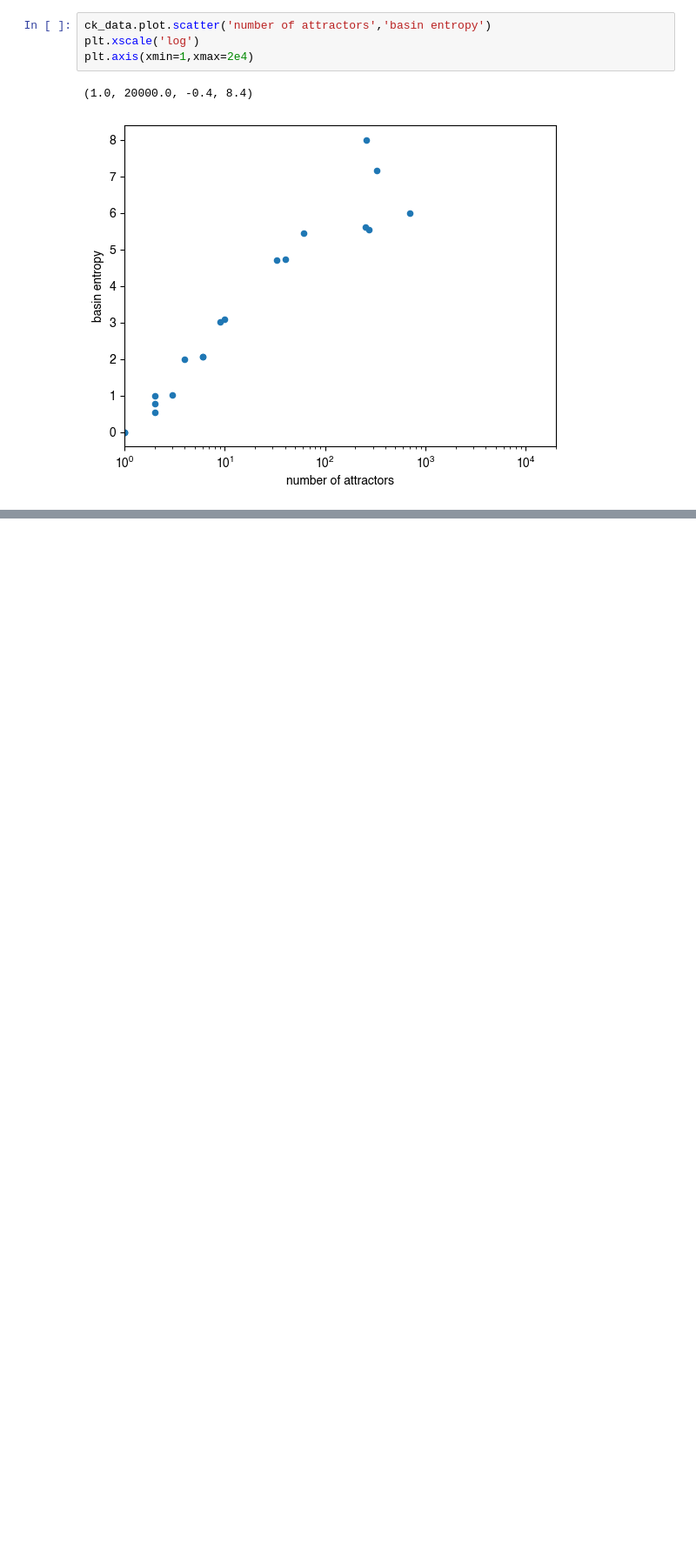
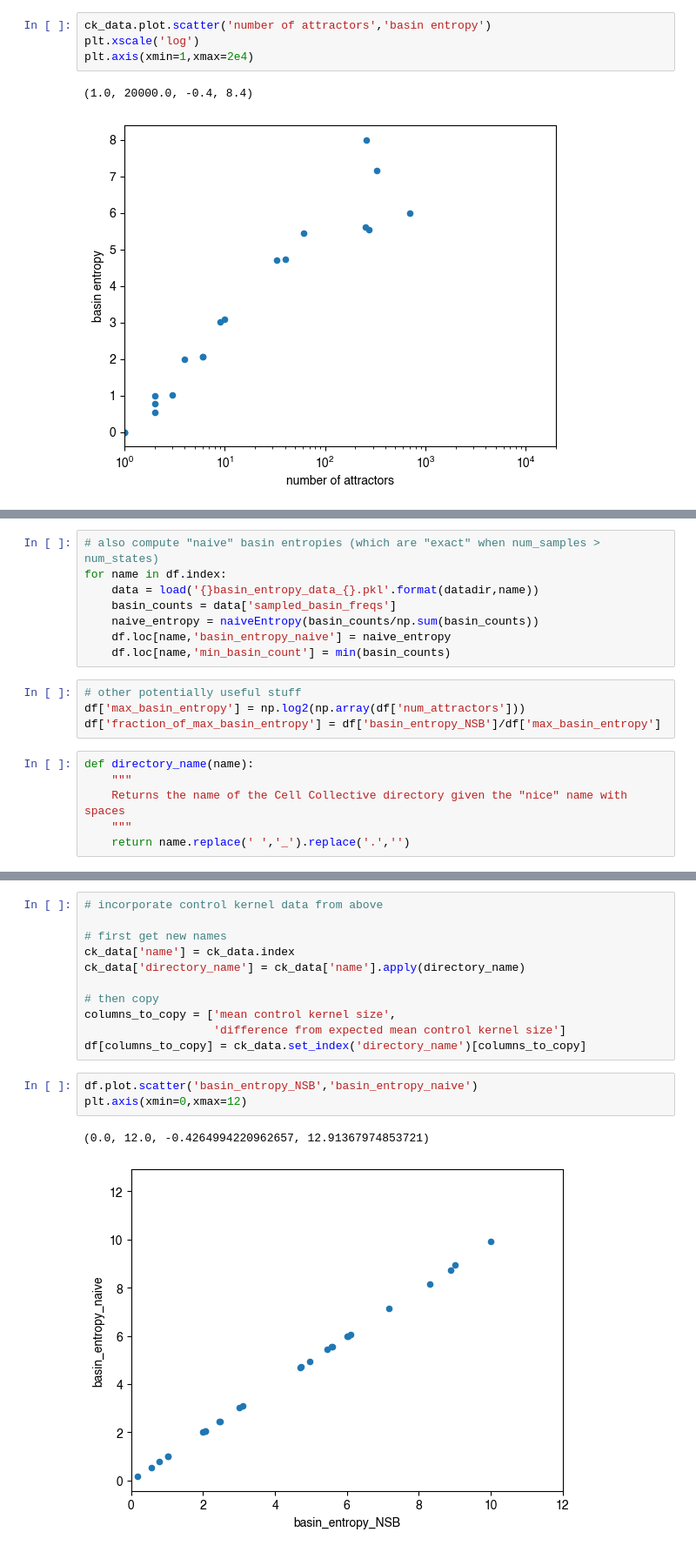
Before and after one commit to bcdaniels/Control-of-Synthetic-Boolean-Networks, a Jupyter notebook: CK_vs_entropy/cell-collective-basin-entropy.ipynb, the cells around one changed output, grey strips where cells are left out. Shown at 87% size. Cells and saved outputs as stored; diff of their text form; blank space fills up the shorter version.

```diff
--- a/CK_vs_entropy/cell-collective-basin-entropy.ipynb
+++ b/CK_vs_entropy/cell-collective-basin-entropy.ipynb
@@ -108,0 +182,18 @@ ck_data.plot.scatter('basin entropy','difference from expected mean control kern
+# %%
+# also compute "naive" basin entropies (which are "exact" when num_samples > num_states)
+for name in df.index:
+    data = load('{}basin_entropy_data_{}.pkl'.format(datadir,name))
+    basin_counts = data['sampled_basin_freqs']
+    naive_entropy = naiveEntropy(basin_counts/np.sum(basin_counts))
+    df.loc[name,'basin_entropy_naive'] = naive_entropy
+    df.loc[name,'min_basin_count'] = min(basin_counts)
+# %%
+# other potentially useful stuff
+df['max_basin_entropy'] = np.log2(np.array(df['num_attractors']))
+df['fraction_of_max_basin_entropy'] = df['basin_entropy_NSB']/df['max_basin_entropy']
+# %%
+def directory_name(name):
+    """
+    Returns the name of the Cell Collective directory given the "nice" name with spaces
+    """
+    return name.replace(' ','_').replace('.','')
@@ -108,0 +206,17 @@ ck_data.plot.scatter('basin entropy','difference from expected mean control kern
+# %%
+# incorporate control kernel data from above
+
+# first get new names
+ck_data['name'] = ck_data.index
+ck_data['directory_name'] = ck_data['name'].apply(directory_name)
+
+# then copy
+columns_to_copy = ['mean control kernel size',
+                   'difference from expected mean control kernel size']
+df[columns_to_copy] = ck_data.set_index('directory_name')[columns_to_copy]
+# %%
+df.plot.scatter('basin_entropy_NSB','basin_entropy_naive')
+plt.axis(xmin=0,xmax=12)
+# %% [output]
+(0.0, 12.0, -0.4264994220962657, 12.91367974853721)
+[figure, added]
```
Also changed, not shown: parts of 16 cells of this notebook.
